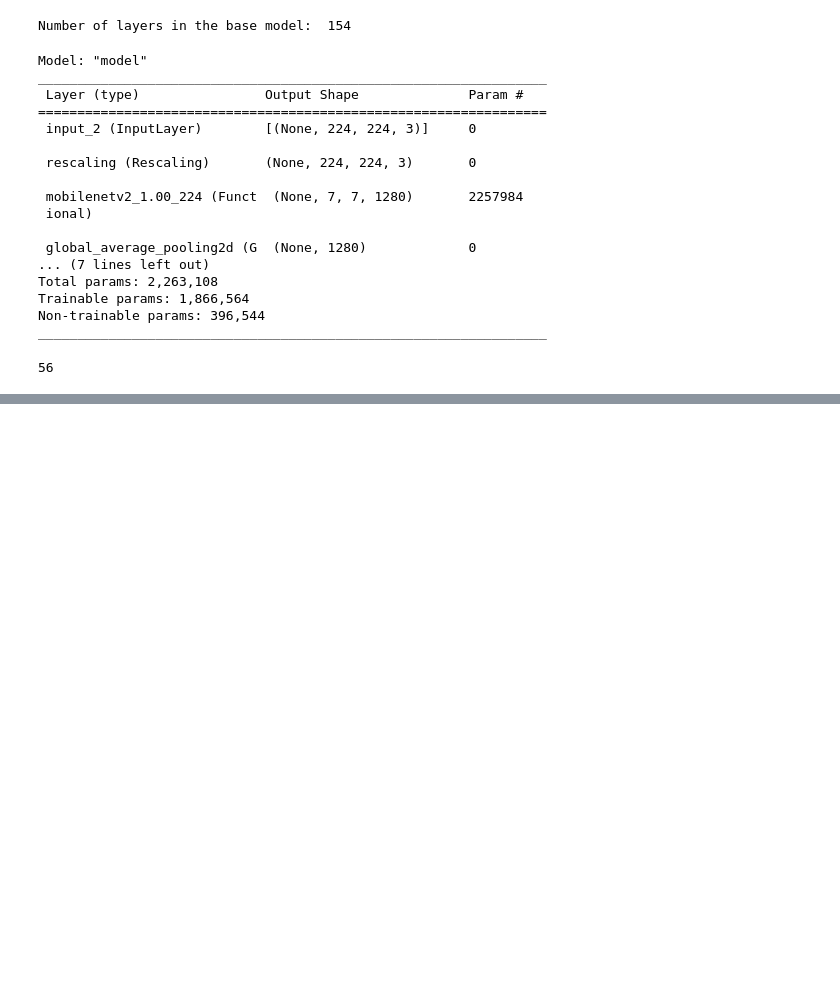
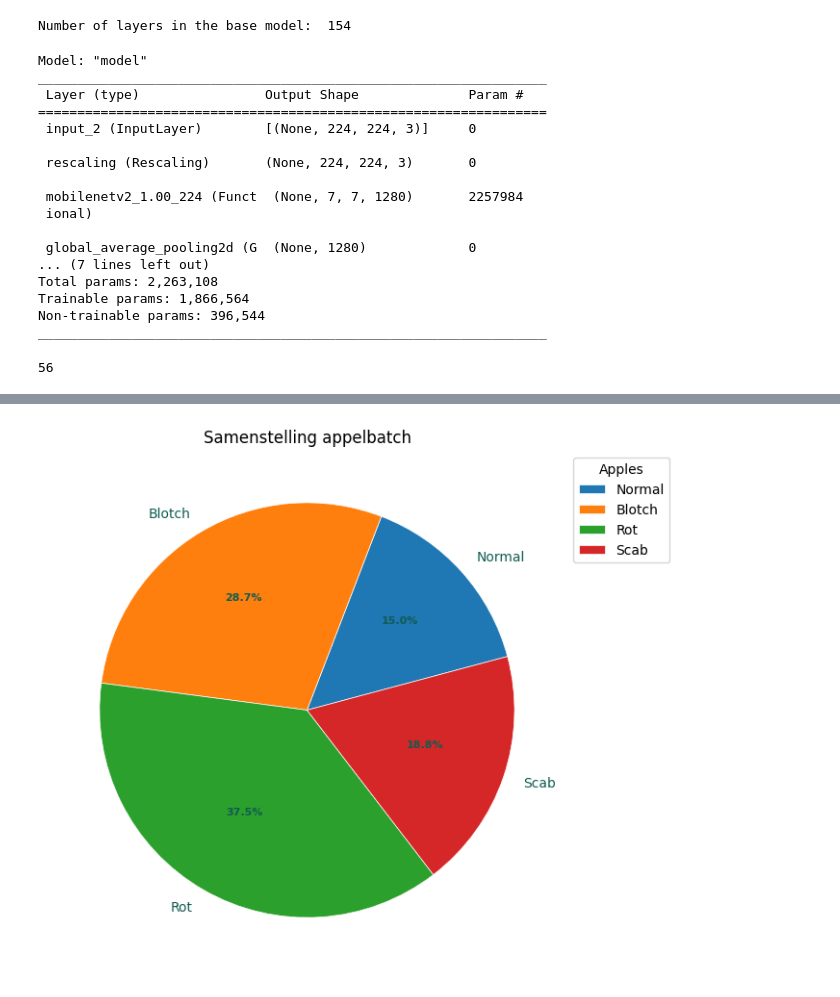
Before and after one commit to Porsche9114s/MakeAIWork2, a Jupyter notebook: projects/apple_disease_classification/data/Transfermodel.mobilenet(2).ipynb, the cells around one changed output, grey strips where cells are left out. Drawn from its saved outputs; the diff is of its cells as text; code cells hidden in the pictures; blank space fills up the shorter version.

```diff
--- a/projects/apple_disease_classification/data/Transfermodel.mobilenet(2).ipynb
+++ b/projects/apple_disease_classification/data/Transfermodel.mobilenet(2).ipynb
@@ -389,0 +316,7 @@ print(edgeFiles)
+# %%
+sampleBatch = []
+
+for images, labels in test_ds.take(1):
+    sampleBatch.append(labels)
+
+print(sampleBatch)
@@ -389,0 +343,5 @@ print(edgeFiles)
+# %%
+sampleBatch[0]
+sampleBatch[0].numpy().tolist()
+samplebatchnp = sampleBatch[0].numpy()
+samplebatchlist = samplebatchnp.tolist()
@@ -390,3 +360,3 @@ print(edgeFiles)
 # %%
-aql_set =(random.choices(edgeFiles,k = 80))
-#print(aql_set)
+aqlset_list =(random.choices(samplebatchlist,k = 80))
+print(aqlset_list)
@@ -401,0 +400,41 @@ tf.Tensor([0 0 0 0 0 0 0 0 0 0 0 0 0 0 0 0 0 0 0 0 0 0 0 0 0 0 0 0 0 0 1 1], sha
+# %%
+# Creating dataset
+appleLabels = ['Normal', 'Blotch', 'Rot', 'Scab']
+
+data = [HealtyApple, blotchApple, rotApple, scabApple]
+
+# Creating explode data
+explode = (0.0, 0.0, 0.0, 0.0) # not necessary
+
+# Wedge properties
+wp = { 'linewidth' : 0.5, 'edgecolor' : "white" }
+
+# Creating autocpt arguments
+def func(pct, allvalues):
+	absolute = int(pct / 100.*np.sum(allvalues))
+	return "{:.1f}%\n".format(pct, absolute)
+
+# Creating plot
+fig, ax = plt.subplots(figsize =(10, 7))
+wedges, texts, autotexts = ax.pie(data,
+								autopct = lambda pct: func(pct, data),
+								explode = explode,
+								labels = appleLabels,
+								shadow = False,
+								startangle = 15,
+								wedgeprops = wp,
+								textprops = dict(color ="#115C53"))
+
+# Adding legend
+ax.legend(wedges, appleLabels,
+		title ="Apples",
+		loc ="upper left",
+		bbox_to_anchor =(1, 0, 0.5, 1))
+
+plt.setp(autotexts, size = 8, weight ="bold")
+ax.set_title("Samenstelling appelbatch") # add Classification as title
+
+#show plot
+plt.show()
+# %% [output]
+[figure, added]
```
Also changed, not shown: parts of 19 cells of this notebook, 4 other files.
